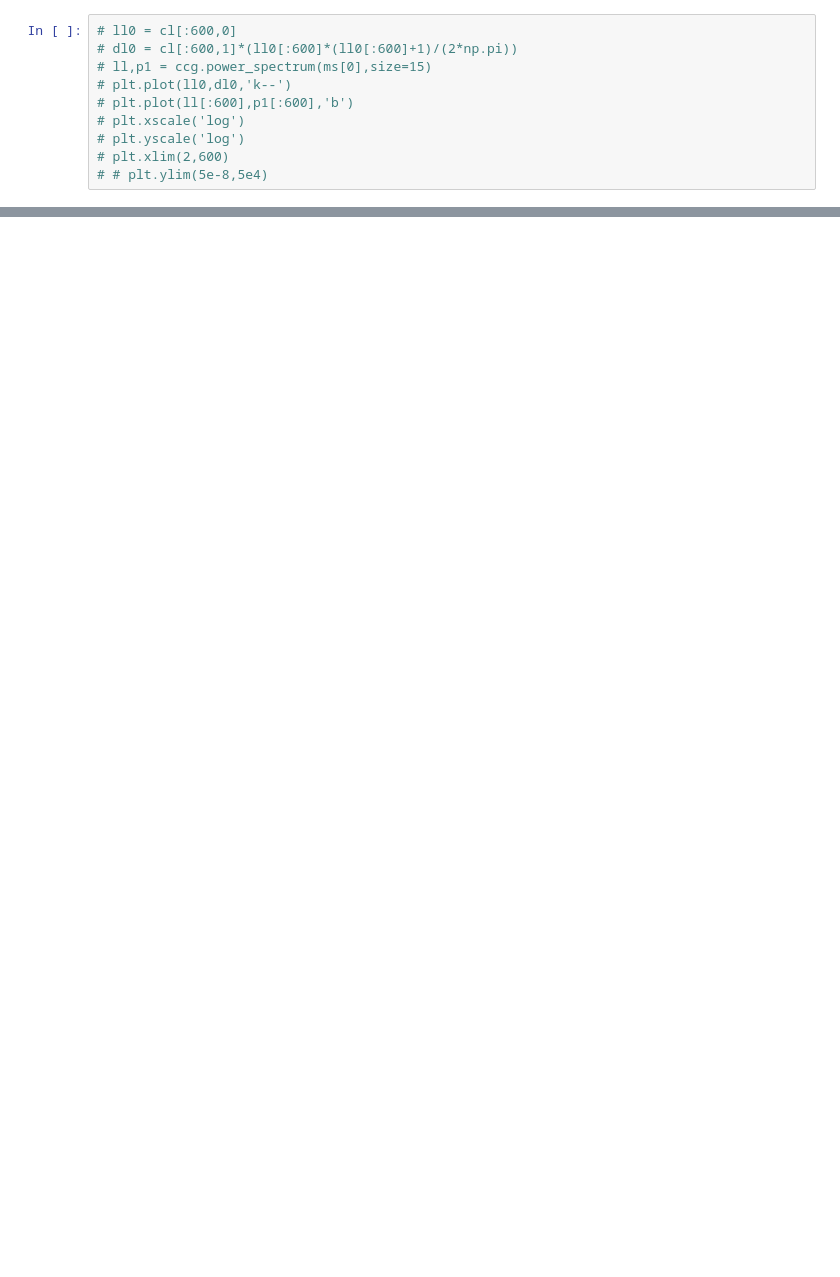
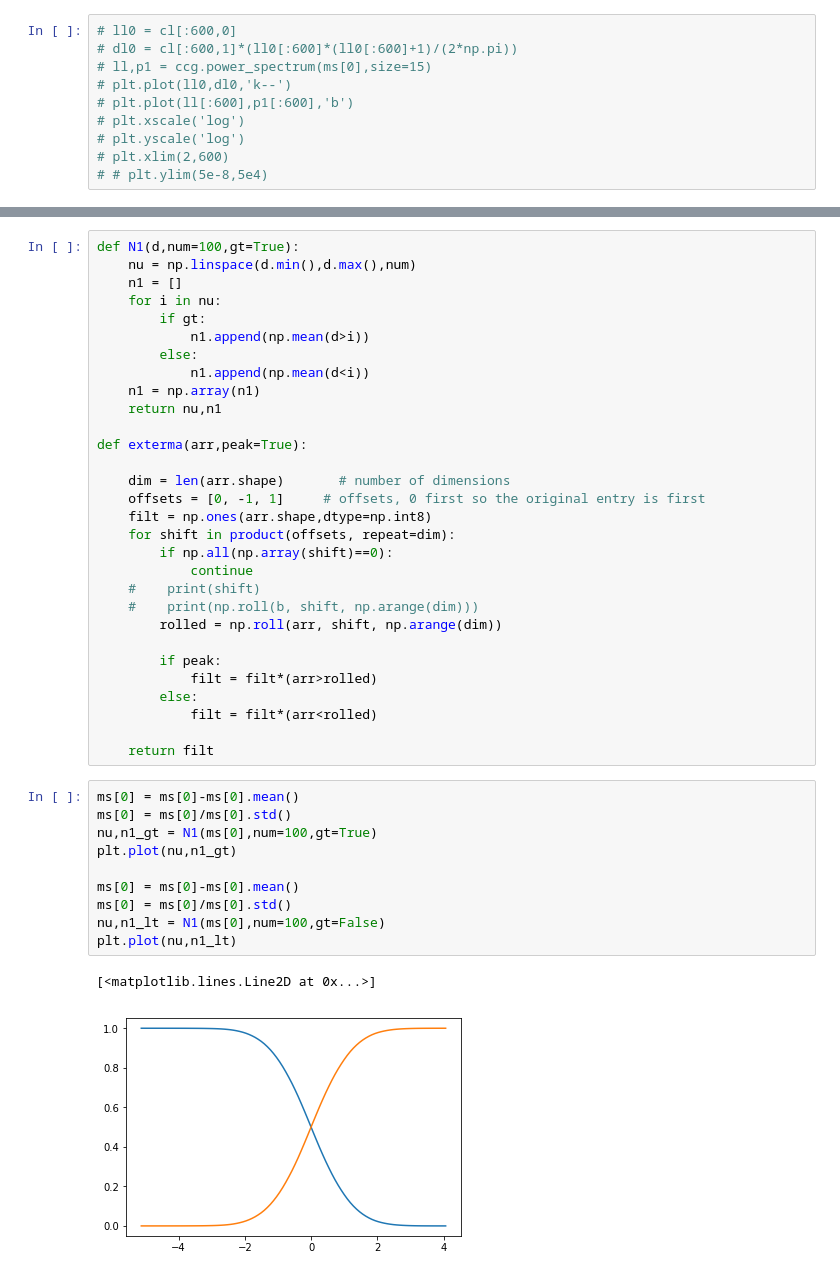
Before and after one commit to vafaei-ar/ccgpack, a Jupyter notebook: notebooks/bias.ipynb, the cells around one changed output, grey strips where cells are left out. Saved outputs shown, nothing was run; the diff lists cells and outputs as text; blank space fills up the shorter version.

```diff
--- a/notebooks/bias.ipynb
+++ b/notebooks/bias.ipynb
@@ -52,0 +50,43 @@ plt.plot(ksi)
+# %%
+def N1(d,num=100,gt=True):
+    nu = np.linspace(d.min(),d.max(),num)
+    n1 = []
+    for i in nu:
+        if gt:
+            n1.append(np.mean(d>i))
+        else:
+            n1.append(np.mean(d<i))
+    n1 = np.array(n1)
+    return nu,n1
+
+def exterma(arr,peak=True):
+
+    dim = len(arr.shape)       # number of dimensions
+    offsets = [0, -1, 1]     # offsets, 0 first so the original entry is first
+    filt = np.ones(arr.shape,dtype=np.int8)
+    for shift in product(offsets, repeat=dim):
+        if np.all(np.array(shift)==0):
+            continue
+    #    print(shift)
+    #    print(np.roll(b, shift, np.arange(dim)))
+        rolled = np.roll(arr, shift, np.arange(dim))
+
+        if peak:
+            filt = filt*(arr>rolled)
+        else:
+            filt = filt*(arr<rolled)
+
+    return filt
+# %%
+ms[0] = ms[0]-ms[0].mean()
+ms[0] = ms[0]/ms[0].std()
+nu,n1_gt = N1(ms[0],num=100,gt=True)
+plt.plot(nu,n1_gt)
+
+ms[0] = ms[0]-ms[0].mean()
+ms[0] = ms[0]/ms[0].std()
+nu,n1_lt = N1(ms[0],num=100,gt=False)
+plt.plot(nu,n1_lt)
+# %% [output]
+[<matplotlib.lines.Line2D at 0x...>]
+[figure, added]
```
Also changed, not shown: parts of 12 cells of this notebook, 5 other files.
